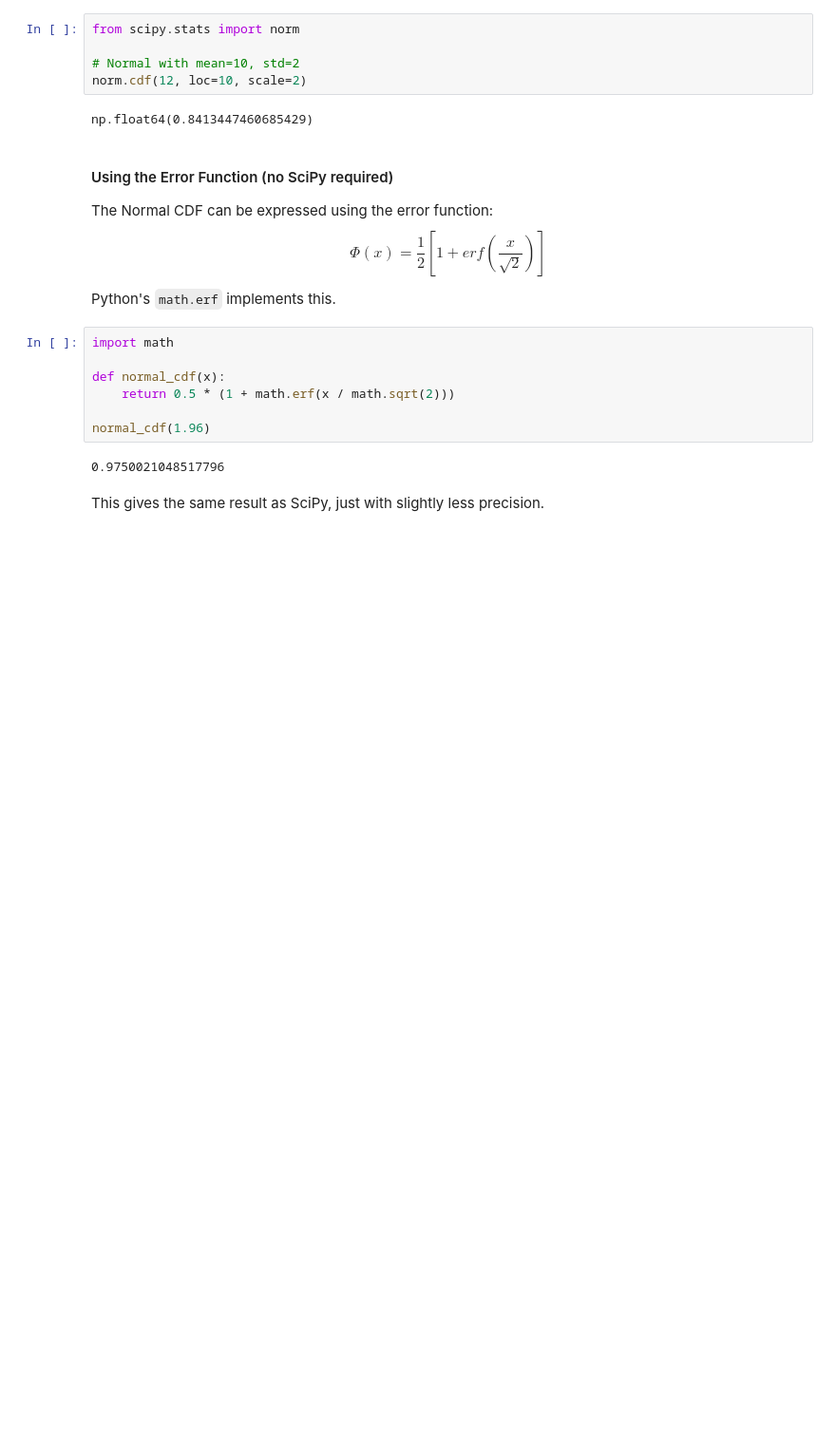
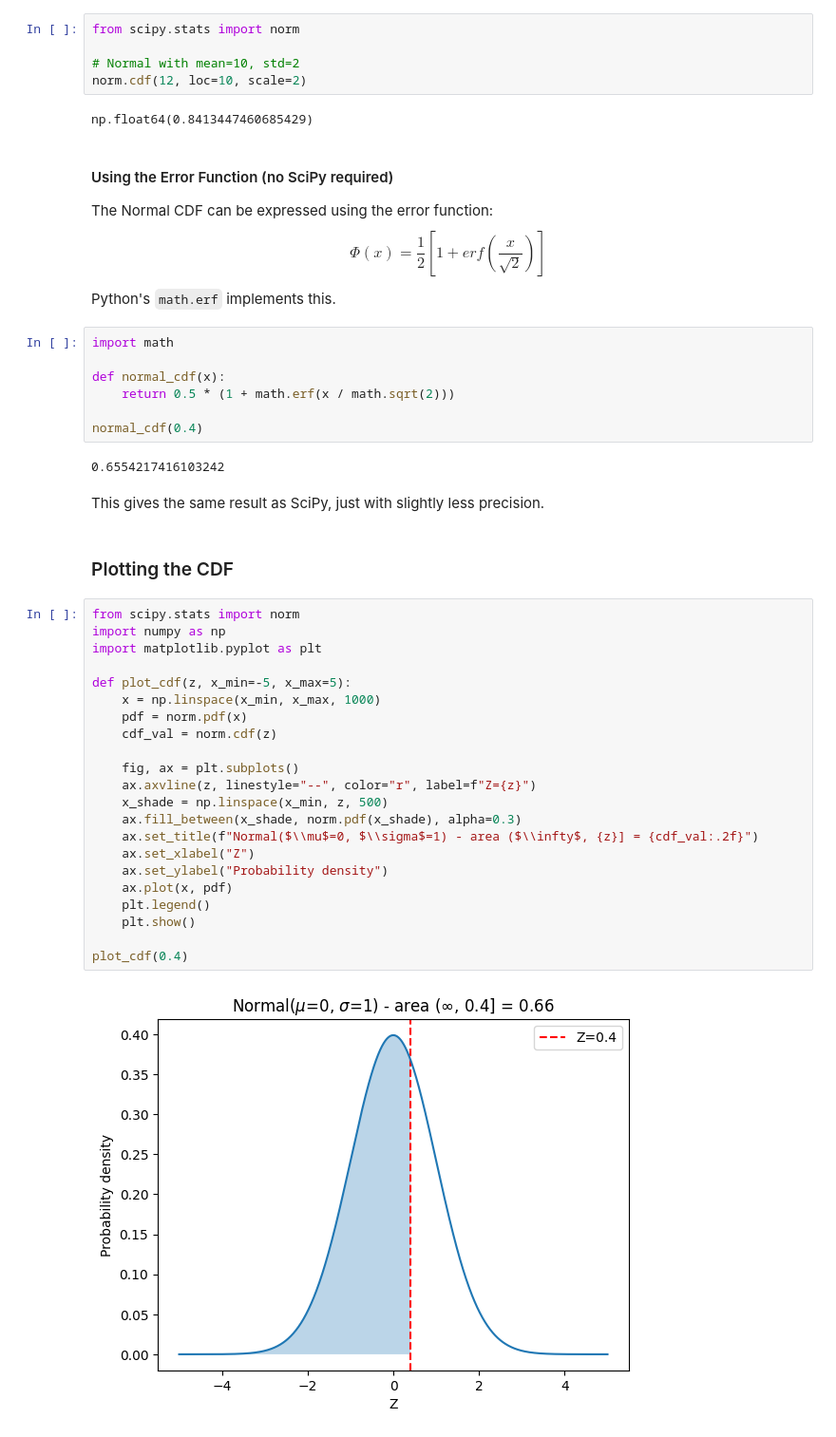
Before and after one commit to ZenSoftware/zen_jupyter, a Jupyter notebook: stats/normal_dist.ipynb, the cells around one changed output. Shown at 95% size. Cells and saved outputs as stored; diff of their text form; blank space fills up the shorter version.

```diff
--- a/stats/normal_dist.ipynb
+++ b/stats/normal_dist.ipynb
@@ -89,8 +89,34 @@ import math
 def normal_cdf(x):
     return 0.5 * (1 + math.erf(x / math.sqrt(2)))
 
-normal_cdf(1.96)
+normal_cdf(0.4)
 # %% [output]
-0.9750021048517796
+0.6554217416103242
 # %% [markdown]
 This gives the same result as SciPy, just with slightly less precision.
+# %% [markdown]
+### Plotting the CDF
+# %%
+from scipy.stats import norm
+import numpy as np
+import matplotlib.pyplot as plt
+
+def plot_cdf(z, x_min=-5, x_max=5):
+    x = np.linspace(x_min, x_max, 1000)
+    pdf = norm.pdf(x)
+    cdf_val = norm.cdf(z)
+
+    fig, ax = plt.subplots()
+    ax.axvline(z, linestyle="--", color="r", label=f"Z={z}")
+    x_shade = np.linspace(x_min, z, 500)
+    ax.fill_between(x_shade, norm.pdf(x_shade), alpha=0.3)
+    ax.set_title(f"Normal($\\mu$=0, $\\sigma$=1) - area ($\\infty$, {z}] = {cdf_val:.2f}")
+    ax.set_xlabel("Z")
+    ax.set_ylabel("Probability density")
+    ax.plot(x, pdf)
+    plt.legend()
+    plt.show()
+
+plot_cdf(0.4)
+# %% [output]
+[figure, added]
```
Also changed, not shown: parts of 1 cell of this notebook.
